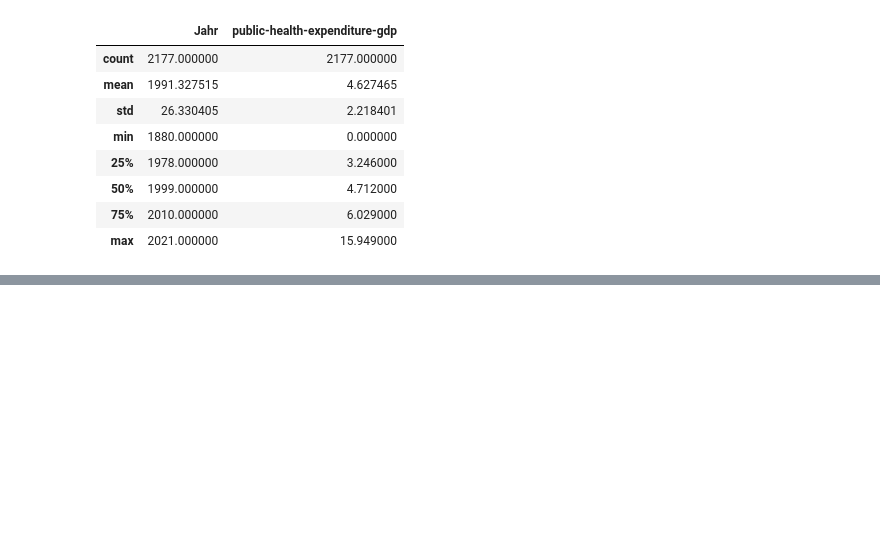
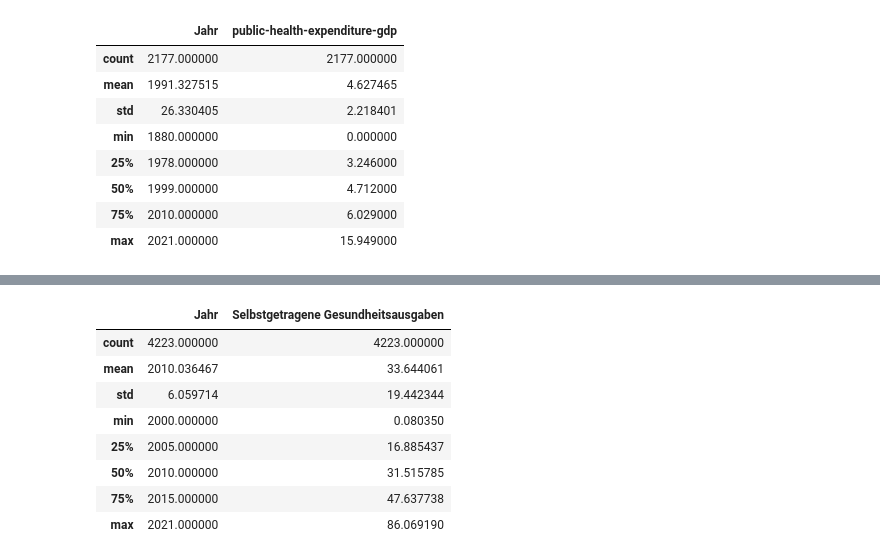
Before and after one commit to cossllea/BMLD1-LN2-Python, a Jupyter notebook: Leistungsnachweis_Informatik_BMLD.ipynb, the cells around one changed output, grey strips where cells are left out. Saved outputs shown, nothing was run; the diff lists cells and outputs as text; code cells hidden in the pictures; blank space fills up the shorter version.

```diff
--- a/Leistungsnachweis_Informatik_BMLD.ipynb
+++ b/Leistungsnachweis_Informatik_BMLD.ipynb
@@ -149,0 +222,12 @@ Hello there
+# %%
+df2.describe()
+# %% [output]
+|  | Jahr | Selbstgetragene Gesundheitsausgaben |
+| count | 4223.000000 | 4223.000000 |
+| mean | 2010.036467 | 33.644061 |
+| std | 6.059714 | 19.442344 |
+| min | 2000.000000 | 0.080350 |
+| 25% | 2005.000000 | 16.885437 |
+| 50% | 2010.000000 | 31.515785 |
+| 75% | 2015.000000 | 47.637738 |
+| max | 2021.000000 | 86.069190 |
```
Also changed, not shown: parts of 12 cells of this notebook, 1 other file.
